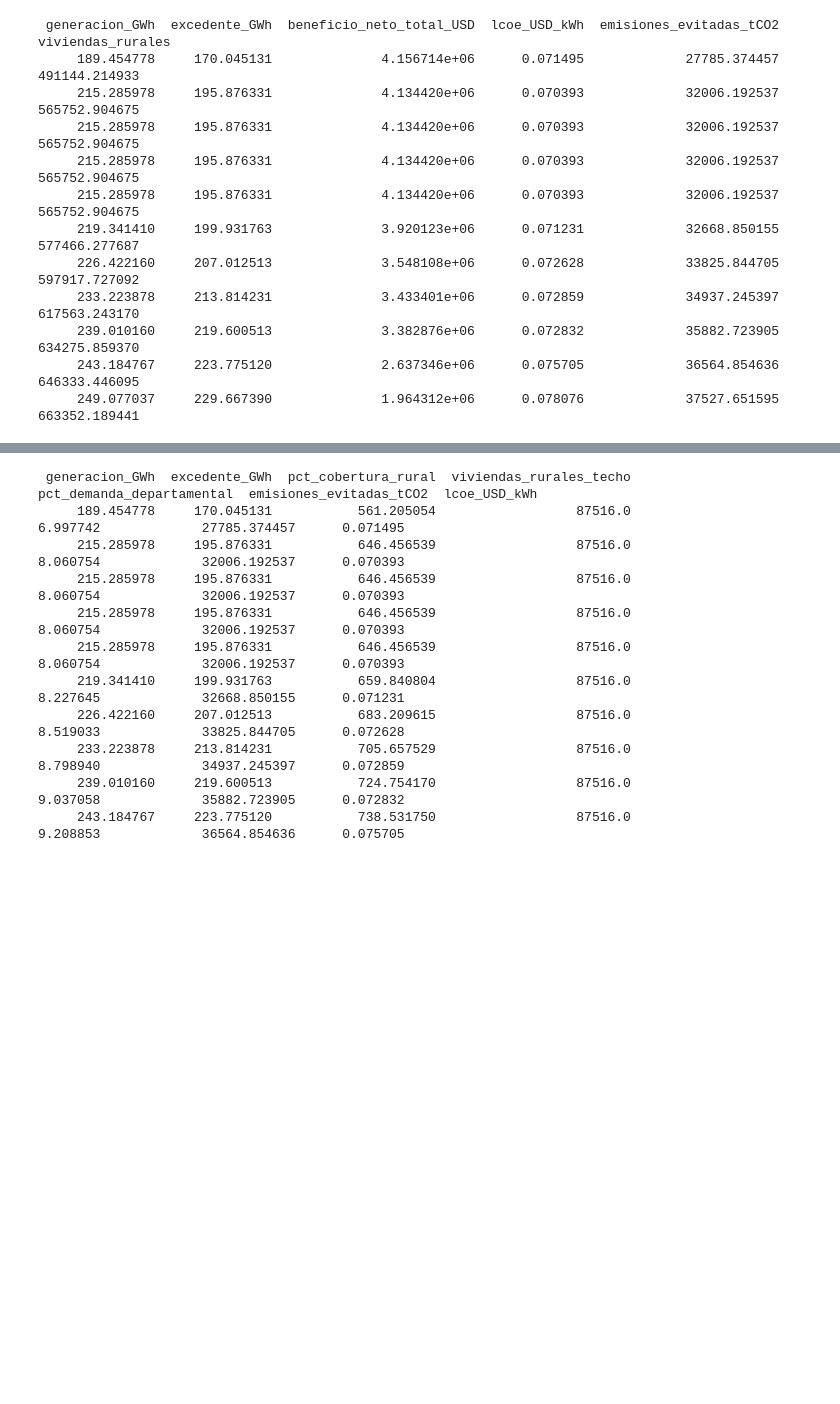
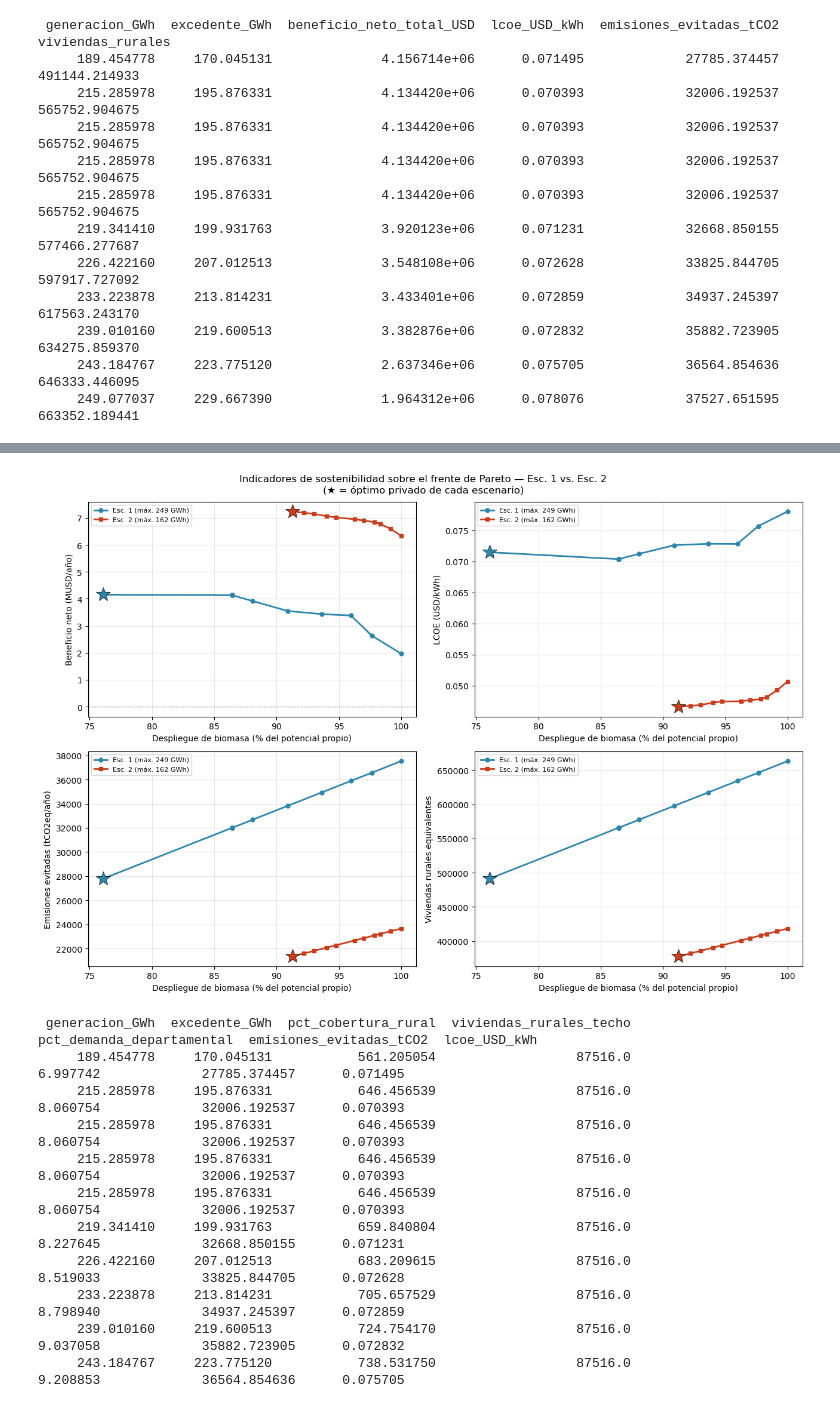
Before and after one commit to juncal0/valorizacion-biomasa-palma, a Jupyter notebook: 01_notebook_v3_CAPEX_corregido.ipynb, the cells around one changed output, grey strips where cells are left out. Saved outputs shown, nothing was run; the diff lists cells and outputs as text; code cells hidden in the pictures; blank space fills up the shorter version.

```diff
--- a/01_notebook_v3_CAPEX_corregido.ipynb
+++ b/01_notebook_v3_CAPEX_corregido.ipynb
@@ -4249,0 +4269,68 @@ IndexError: index 0 is out of bounds for axis 0 with size 0
+# %%
+# ==========================================================
+# Sección 19c - Puntos notables (Esc. 2) y comparación con Esc. 1
+# ==========================================================
+def puntos_notables(df, nombre):
+    b = df['beneficio_neto_total_USD'].values
+    pot_max = df['generacion_GWh'].iloc[-1]
+    opt  = df.iloc[df['beneficio_neto_total_USD'].idxmax()]
+    lcoe = df.iloc[df['lcoe_USD_kWh'].idxmin()]
+    tot  = df.iloc[-1]
+
+    print(f"\n=== {nombre} ===")
+    for et, f in [("Óptimo privado", opt), ("LCOE mínimo", lcoe), ("Despliegue total", tot)]:
+        print(f"{et:18s}: {f['generacion_GWh']:6.1f} GWh ({f['generacion_GWh']/pot_max*100:5.1f}%) | "
+              f"${f['beneficio_neto_total_USD']:>12,.0f} | LCOE ${f['lcoe_USD_kWh']:.4f} | "
+              f"{f['emisiones_evitadas_tCO2']:>8,.0f} tCO2")
+
+    if np.any(np.sign(b) != np.sign(b[0])):
+        print(">> Existe punto de equilibrio.")
+    else:
+        print(f">> Rentable en TODO el frente (mínimo ${b.min():,.0f}/año) — sin subsidio.")
+
+    costo = opt['beneficio_neto_total_USD'] - tot['beneficio_neto_total_USD']
+    d_co2 = tot['emisiones_evitadas_tCO2'] - opt['emisiones_evitadas_tCO2']
+    print(f">> Costo de desplegar el 100%: ${costo:,.0f}/año "
+          f"({costo/opt['beneficio_neto_total_USD']*100:.0f}% del óptimo) | "
+          f"${costo/d_co2:,.0f} por tCO2 adicional evitada")
+    return opt, tot
+
+opt1, tot1 = puntos_notables(df_sost,    "ESCENARIO 1")
+opt2, tot2 = puntos_notables(df_sost_e2, "ESCENARIO 2")
+
+# --- Figura comparativa: eje X normalizado (% del potencial propio) ---
+df_sost['pct_pot']    = df_sost['generacion_GWh']    / df_sost['generacion_GWh'].iloc[-1]    * 100
+df_sost_e2['pct_pot'] = df_sost_e2['generacion_GWh'] / df_sost_e2['generacion_GWh'].iloc[-1] * 100
+
+fig, axes = plt.subplots(2, 2, figsize=(13, 9))
+series = [
+    ('beneficio_neto_total_USD', 'Beneficio neto (MUSD/año)',       1e6),
+    ('lcoe_USD_kWh',             'LCOE (USD/kWh)',                  1),
+    ('emisiones_evitadas_tCO2',  'Emisiones evitadas (tCO2eq/año)', 1),
+    ('viviendas_rurales',        'Viviendas rurales equivalentes',  1),
+]
+for ax, (col, lab, esc) in zip(axes.flat, series):
+    ax.plot(df_sost['pct_pot'],    df_sost[col]/esc,    'o-', color='#2E86AB',
+            linewidth=2, markersize=5, label=f"Esc. 1 (máx. {df_sost['generacion_GWh'].iloc[-1]:.0f} GWh)")
+    ax.plot(df_sost_e2['pct_pot'], df_sost_e2[col]/esc, 's-', color='#C73E1D',
+            linewidth=2, markersize=5, label=f"Esc. 2 (máx. {df_sost_e2['generacion_GWh'].iloc[-1]:.0f} GWh)")
+    # Marcar el óptimo privado de cada escenario
+    i1 = df_sost['beneficio_neto_total_USD'].idxmax()
+    i2 = df_sost_e2['beneficio_neto_total_USD'].idxmax()
+    ax.plot(df_sost['pct_pot'][i1],    df_sost[col][i1]/esc,    '*', color='#2E86AB',
+            markersize=18, markeredgecolor='k', markeredgewidth=0.5, zorder=5)
+    ax.plot(df_sost_e2['pct_pot'][i2], df_sost_e2[col][i2]/esc, '*', color='#C73E1D',
+            markersize=18, markeredgecolor='k', markeredgewidth=0.5, zorder=5)
+    if col == 'beneficio_neto_total_USD':
+        ax.axhline(0, color='#888780', linestyle=':', linewidth=1)
+    ax.set_xlabel('Despliegue de biomasa (% del potencial propio)')
+    ax.set_ylabel(lab)
+    ax.grid(alpha=0.3)
+    ax.legend(fontsize=8)
+
+fig.suptitle('Indicadores de sostenibilidad sobre el frente de Pareto — Esc. 1 vs. Esc. 2\n'
+             '(★ = óptimo privado de cada escenario)', fontsize=12)
+plt.tight_layout()
+plt.savefig('indicadores_sostenibilidad_pareto_comparacion.png', dpi=150)
+plt.show()
+# %% [output]
@@ -4250,3 +4350,4 @@ IndexError: index 0 is out of bounds for axis 0 with size 0
+[figure, added]
 # %%
 # ==========================================================
 # Sección 19c - Indicador social con TECHO + indicador no saturante
```
Also changed, not shown: parts of 13 cells of this notebook, 15 other files.
